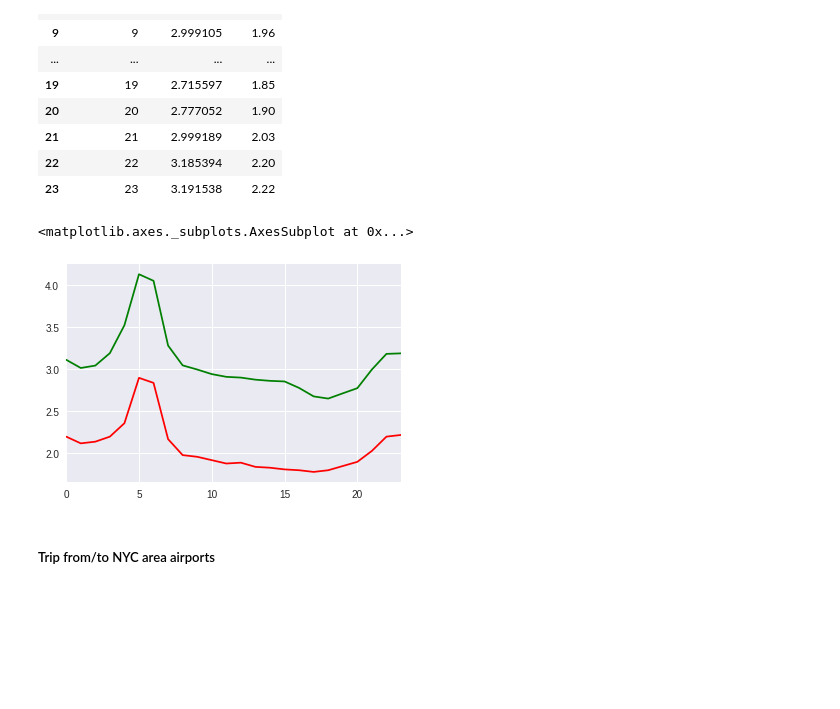
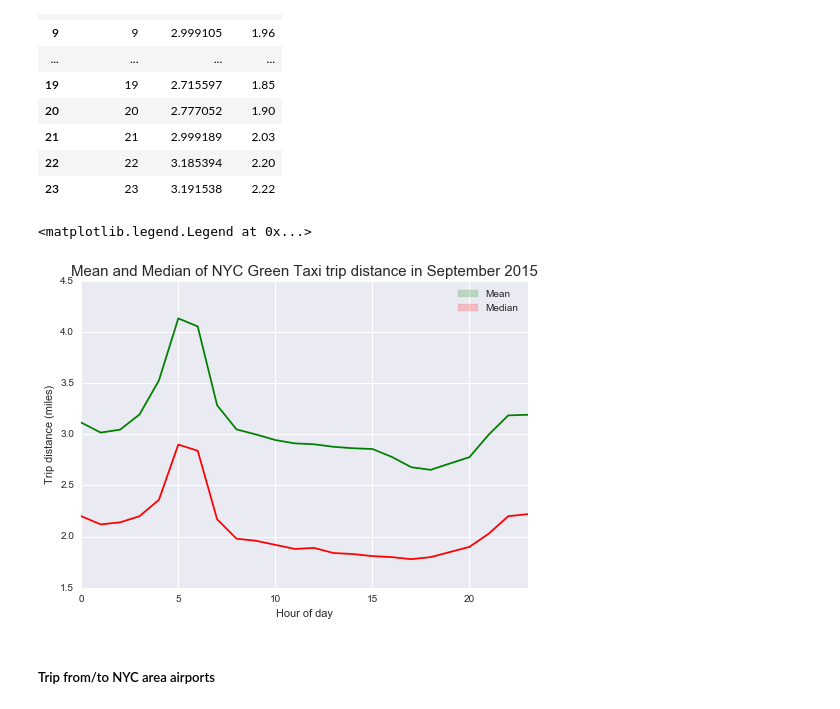
Before and after one commit to ah3200/nyc_green_taxi, a Jupyter notebook: data_analysis-final.ipynb, the cells around one changed output. Drawn from its saved outputs; the diff is of its cells as text; code cells hidden in the pictures; blank space fills up the shorter version.

```diff
--- a/data_analysis-final.ipynb
+++ b/data_analysis-final.ipynb
@@ -222,10 +233,15 @@ distance_by_hour_pickup.reset_index()
 # %%
 # Plot mean/median trip distance
 ax = sns.tsplot(distance_by_hour_pickup['Trip_distance']['mean'], color='g')
 sns.tsplot(distance_by_hour_pickup['Trip_distance']['median'], color='r')
+
+ax.set(xlabel='Hour of day')
+ax.set(ylabel='Trip distance (miles)')
+ax.set_title("Mean and Median of NYC Green Taxi trip distance in September 2015", size=15)
+ax.legend(labels=['Mean','Median'])
 # %% [output]
-<matplotlib.axes._subplots.AxesSubplot at 0x...>
+<matplotlib.legend.Legend at 0x...>
-[figure, old version]
+[figure, new version]
 # %% [markdown]
 ##### Trip from/to NYC area airports
 # %%
```
Also changed, not shown: parts of 78 cells of this notebook.
